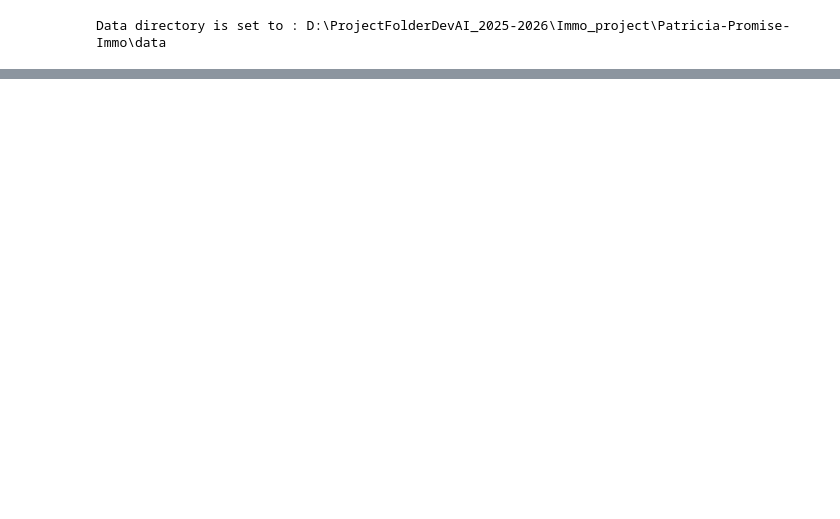
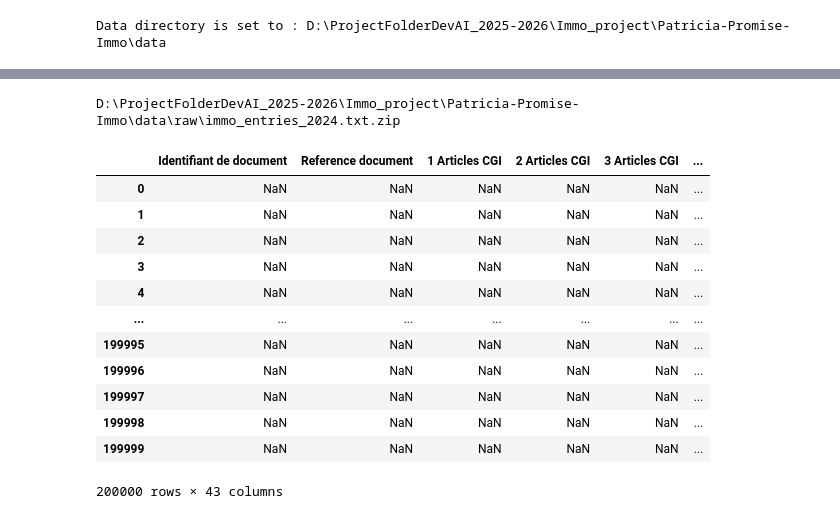
Before and after one commit to data-IA-2024/Patricia-Promise-Immo, a Jupyter notebook: notebooks/explore-data.ipynb, the cells around one changed output, grey strips where cells are left out. Cells and saved outputs as stored; diff of their text form; code cells hidden in the pictures; blank space fills up the shorter version.

```diff
--- a/notebooks/explore-data.ipynb
+++ b/notebooks/explore-data.ipynb
@@ -74,5 +84,22 @@ for f in all_immo_files:
 # %%
-# Exploration des fichiers téléchargés et conversion en DataFrame Pandas
-for immo_file in all_immo_files:
-    df = pd.read_csv(f"{raw_dir}/{immo_file}", nrows=100, on_bad_lines='skip', low_memory=False, sep='|', decimal=',', dtype={'Code postal':str, 'Valeur fonciere':np.float64})
-    print(df.columns.to_list())
+# Exploration d'un fichier téléchargé et conversion en DataFrame
+data_path = data_dir/"raw"
+raw_path = data_path/"immo_entries_2024.txt.zip"
+print(raw_path)
+df = pd.read_csv(f"{raw_path}", nrows=200_000, on_bad_lines='skip', low_memory=False, sep='|', decimal=',', dtype={'Code postal':str, 'Valeur fonciere':np.float64})
+df
+# %% [output]
+D:\ProjectFolderDevAI_2025-2026\Immo_project\Patricia-Promise-Immo\data\raw\immo_entries_2024.txt.zip
+|  | Identifiant de document | Reference document | 1 Articles CGI | 2 Articles CGI | 3 Articles CGI | ... |
+| 0 | NaN | NaN | NaN | NaN | NaN | ... |
+| 1 | NaN | NaN | NaN | NaN | NaN | ... |
+| 2 | NaN | NaN | NaN | NaN | NaN | ... |
+| 3 | NaN | NaN | NaN | NaN | NaN | ... |
+| 4 | NaN | NaN | NaN | NaN | NaN | ... |
+| ... | ... | ... | ... | ... | ... | ... |
+| 199995 | NaN | NaN | NaN | NaN | NaN | ... |
+| 199996 | NaN | NaN | NaN | NaN | NaN | ... |
+| 199997 | NaN | NaN | NaN | NaN | NaN | ... |
+| 199998 | NaN | NaN | NaN | NaN | NaN | ... |
+| 199999 | NaN | NaN | NaN | NaN | NaN | ... |
+200000 rows × 43 columns
```
Also changed, not shown: parts of 8 cells of this notebook, 30 other files.
